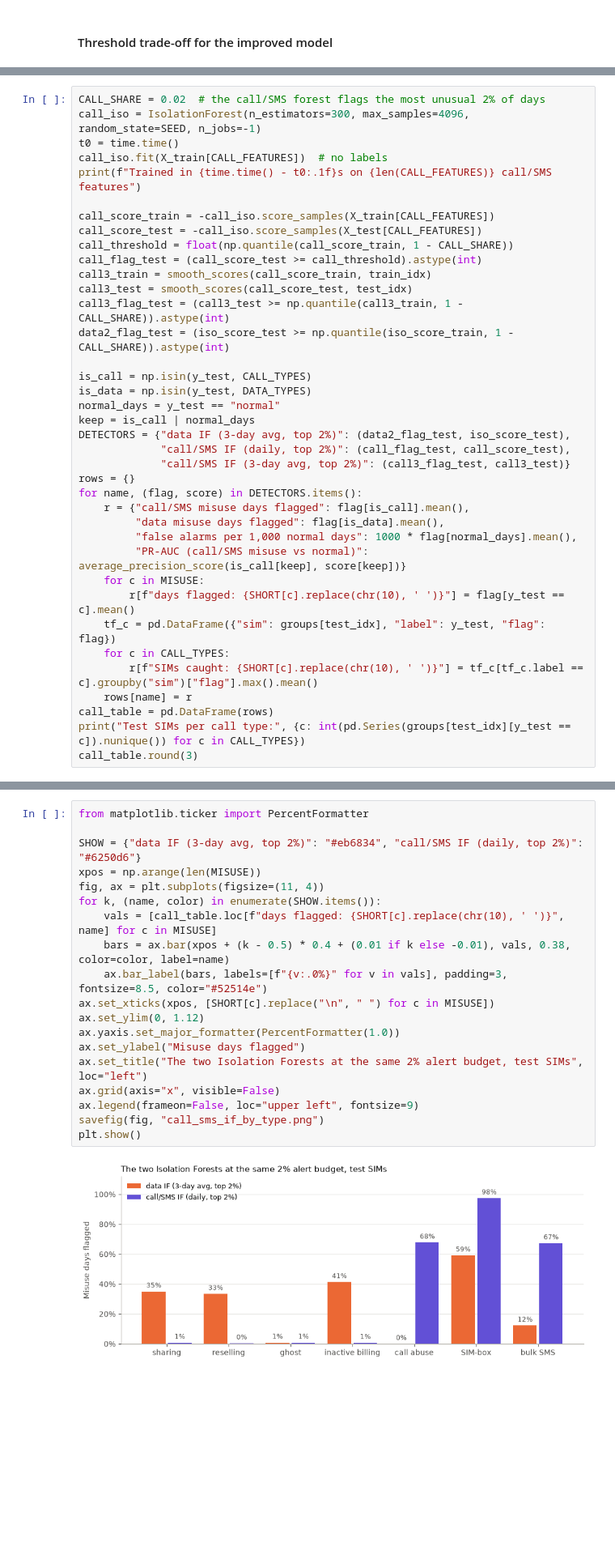
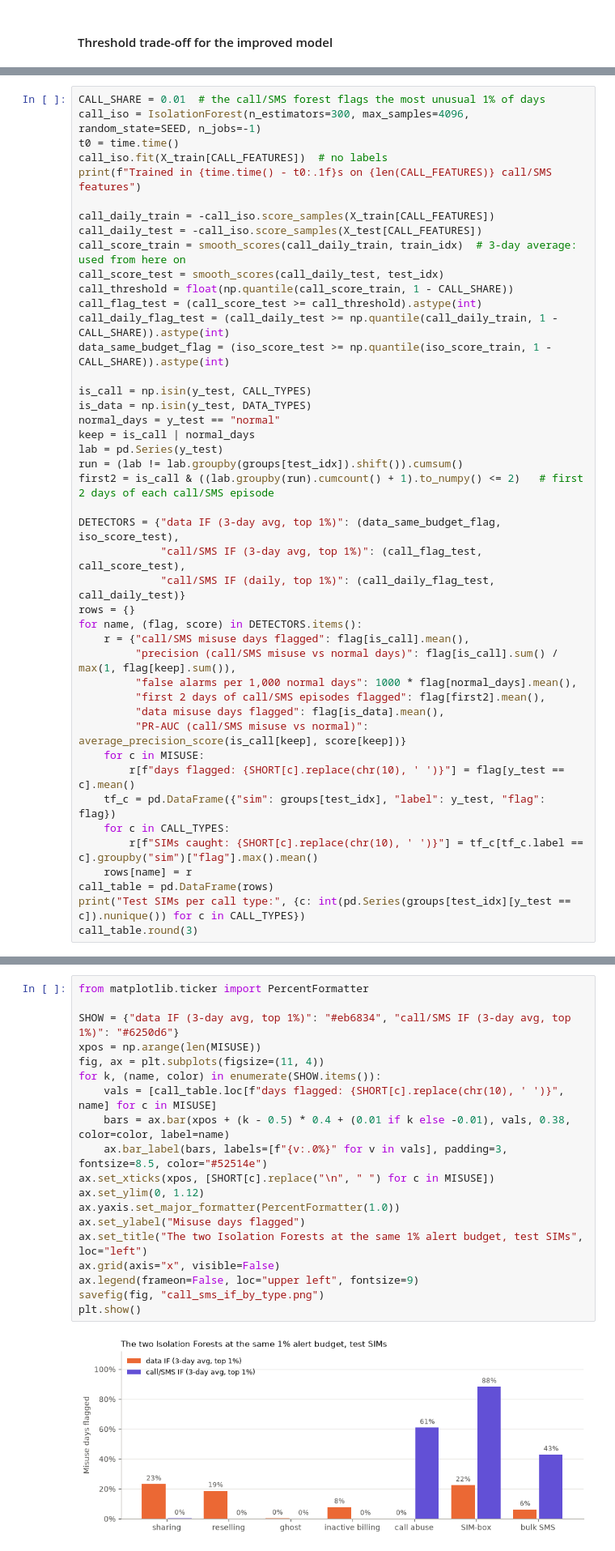
Before and after one commit to ianchomba1/proSIM, a Jupyter notebook: ml-training/notebooks/01_misuse_training.ipynb, the cells around one changed output, grey strips where cells are left out. Shown at 81% size. Saved outputs shown, nothing was run; the diff lists cells and outputs as text; blank space fills up the shorter version.

```diff
--- a/ml-training/notebooks/01_misuse_training.ipynb
+++ b/ml-training/notebooks/01_misuse_training.ipynb
@@ -1080,31 +1081,37 @@ is shown at the same 2% budget.
 # %%
-CALL_SHARE = 0.02  # the call/SMS forest flags the most unusual 2% of days
+CALL_SHARE = 0.01  # the call/SMS forest flags the most unusual 1% of days
 call_iso = IsolationForest(n_estimators=300, max_samples=4096, random_state=SEED, n_jobs=-1)
 t0 = time.time()
 call_iso.fit(X_train[CALL_FEATURES])  # no labels
 print(f"Trained in {time.time() - t0:.1f}s on {len(CALL_FEATURES)} call/SMS features")
 
-call_score_train = -call_iso.score_samples(X_train[CALL_FEATURES])
-call_score_test = -call_iso.score_samples(X_test[CALL_FEATURES])
+call_daily_train = -call_iso.score_samples(X_train[CALL_FEATURES])
+call_daily_test = -call_iso.score_samples(X_test[CALL_FEATURES])
+call_score_train = smooth_scores(call_daily_train, train_idx)  # 3-day average: used from here on
+call_score_test = smooth_scores(call_daily_test, test_idx)
 call_threshold = float(np.quantile(call_score_train, 1 - CALL_SHARE))
 call_flag_test = (call_score_test >= call_threshold).astype(int)
-call3_train = smooth_scores(call_score_train, train_idx)
-call3_test = smooth_scores(call_score_test, test_idx)
-call3_flag_test = (call3_test >= np.quantile(call3_train, 1 - CALL_SHARE)).astype(int)
-data2_flag_test = (iso_score_test >= np.quantile(iso_score_train, 1 - CALL_SHARE)).astype(int)
+call_daily_flag_test = (call_daily_test >= np.quantile(call_daily_train, 1 - CALL_SHARE)).astype(int)
+data_same_budget_flag = (iso_score_test >= np.quantile(iso_score_train, 1 - CALL_SHARE)).astype(int)
 
 is_call = np.isin(y_test, CALL_TYPES)
 is_data = np.isin(y_test, DATA_TYPES)
 normal_days = y_test == "normal"
 keep = is_call | normal_days
-DETECTORS = {"data IF (3-day avg, top 2%)": (data2_flag_test, iso_score_test),
-             "call/SMS IF (daily, top 2%)": (call_flag_test, call_score_test),
-             "call/SMS IF (3-day avg, top 2%)": (call3_flag_test, call3_test)}
+lab = pd.Series(y_test)
+run = (lab != lab.groupby(groups[test_idx]).shift()).cumsum()
+first2 = is_call & ((lab.groupby(run).cumcount() + 1).to_numpy() <= 2)   # first 2 days of each call/SMS episode
+
+DETECTORS = {"data IF (3-day avg, top 1%)": (data_same_budget_flag, iso_score_test),
+             "call/SMS IF (3-day avg, top 1%)": (call_flag_test, call_score_test),
+             "call/SMS IF (daily, top 1%)": (call_daily_flag_test, call_daily_test)}
 rows = {}
 for name, (flag, score) in DETECTORS.items():
     r = {"call/SMS misuse days flagged": flag[is_call].mean(),
+         "precision (call/SMS misuse vs normal days)": flag[is_call].sum() / max(1, flag[keep].sum()),
+         "false alarms per 1,000 normal days": 1000 * flag[normal_days].mean(),
+         "first 2 days of call/SMS episodes flagged": flag[first2].mean(),
          "data misuse days flagged": flag[is_data].mean(),
-         "false alarms per 1,000 normal days": 1000 * flag[normal_days].mean(),
          "PR-AUC (call/SMS misuse vs normal)": average_precision_score(is_call[keep], score[keep])}
     for c in MISUSE:
         r[f"days flagged: {SHORT[c].replace(chr(10), ' ')}"] = flag[y_test == c].mean()
@@ -1136,24 +1145,24 @@ Test SIMs per call type: {'call_abuse': 10, 'sim_box': 9, 'bulk_sms': 7}
 # %%
 from matplotlib.ticker import PercentFormatter
 
-SHOW = {"data IF (3-day avg, top 2%)": "#eb6834", "call/SMS IF (daily, top 2%)": "#6250d6"}
+SHOW = {"data IF (3-day avg, top 1%)": "#eb6834", "call/SMS IF (3-day avg, top 1%)": "#6250d6"}
 xpos = np.arange(len(MISUSE))
 fig, ax = plt.subplots(figsize=(11, 4))
 for k, (name, color) in enumerate(SHOW.items()):
     vals = [call_table.loc[f"days flagged: {SHORT[c].replace(chr(10), ' ')}", name] for c in MISUSE]
     bars = ax.bar(xpos + (k - 0.5) * 0.4 + (0.01 if k else -0.01), vals, 0.38, color=color, label=name)
     ax.bar_label(bars, labels=[f"{v:.0%}" for v in vals], padding=3, fontsize=8.5, color="#52514e")
 ax.set_xticks(xpos, [SHORT[c].replace("\n", " ") for c in MISUSE])
 ax.set_ylim(0, 1.12)
 ax.yaxis.set_major_formatter(PercentFormatter(1.0))
 ax.set_ylabel("Misuse days flagged")
-ax.set_title("The two Isolation Forests at the same 2% alert budget, test SIMs", loc="left")
+ax.set_title("The two Isolation Forests at the same 1% alert budget, test SIMs", loc="left")
 ax.grid(axis="x", visible=False)
 ax.legend(frameon=False, loc="upper left", fontsize=9)
 savefig(fig, "call_sms_if_by_type.png")
 plt.show()
 # %% [output]
-[figure, old version]
+[figure, new version]
 # %% [markdown]
 ### 5.9 Findings: call/SMS Isolation Forest
 
```
Also changed, not shown: parts of 28 cells of this notebook, 5 other files.
